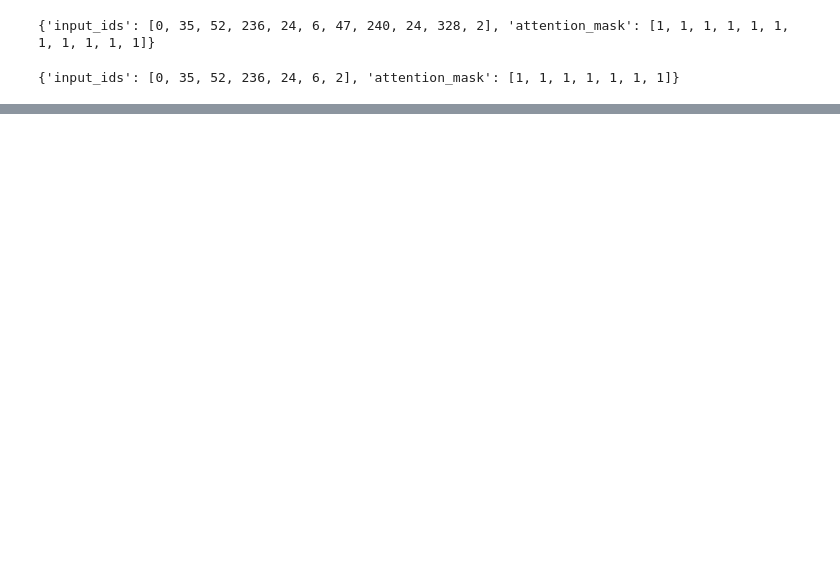
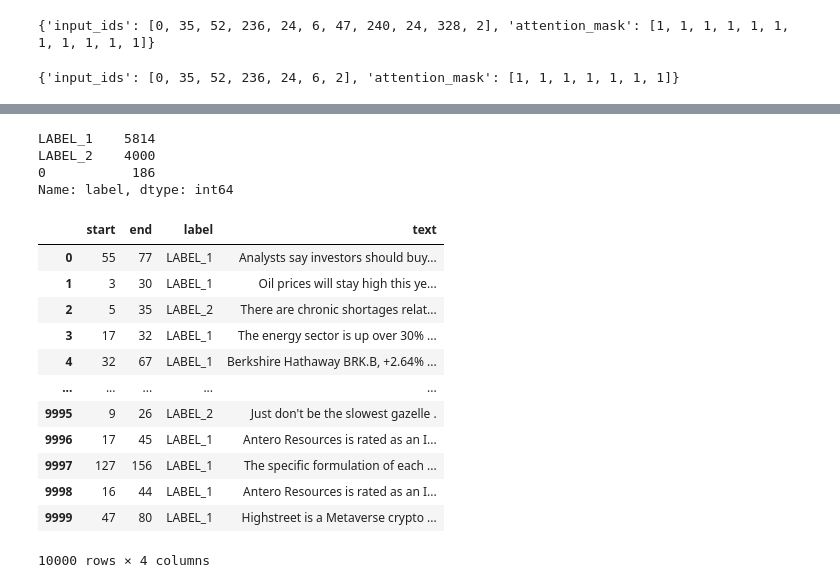
Before and after one commit to evalkaz/hackathon2022, a Jupyter notebook: notebooks/T2 - roBERTa.ipynb, the cells around one changed output, grey strips where cells are left out. Saved outputs shown, nothing was run; the diff lists cells and outputs as text; code cells hidden in the pictures; blank space fills up the shorter version.

Commit message:
Sentiments model

```diff
--- a/notebooks/T2 - EDA.ipynb
+++ b/notebooks/T2 - roBERTa.ipynb
@@ -253,0 +287,2 @@ ValueError: Failed to find data adapter that can handle input: (<class 'list'> c
+# %%
+pred = model.predict(tokenizer(data[1]["text"])["input_ids"])[0]
@@ -253,0 +313,2 @@ ValueError: Failed to find data adapter that can handle input: (<class 'list'> c
+# %%
+nlp = pipeline("ner", model=model, tokenizer=tokenizer)
@@ -253,0 +362,28 @@ ValueError: Failed to find data adapter that can handle input: (<class 'list'> c
+# %%
+res = pd.DataFrame(data=results, columns=["start", "end", "label"])
+res.fillna(0, inplace=True)
+# %%
+res.label.value_counts()
+# %% [output]
+LABEL_1    5814
+LABEL_2    4000
+0           186
+Name: label, dtype: int64
+# %%
+res["text"] = [x["text"] for x in data]
+# %%
+res
+# %% [output]
+|  | start | end | label | text |
+| 0 | 55 | 77 | LABEL_1 | Analysts say investors should buy... |
+| 1 | 3 | 30 | LABEL_1 | Oil prices will stay high this ye... |
+| 2 | 5 | 35 | LABEL_2 | There are chronic shortages relat... |
+| 3 | 17 | 32 | LABEL_1 | The energy sector is up over 30% ... |
+| 4 | 32 | 67 | LABEL_1 | Berkshire Hathaway BRK.B, +2.64% ... |
+| ... | ... | ... | ... | ... |
+| 9995 | 9 | 26 | LABEL_2 | Just don't be the slowest gazelle . |
+| 9996 | 17 | 45 | LABEL_1 | Antero Resources is rated as an I... |
+| 9997 | 127 | 156 | LABEL_1 | The specific formulation of each ... |
+| 9998 | 16 | 44 | LABEL_1 | Antero Resources is rated as an I... |
+| 9999 | 47 | 80 | LABEL_1 | Highstreet is a Metaverse crypto ... |
+10000 rows × 4 columns
```
Also changed, not shown: parts of 27 cells of this notebook, 2 other files.
